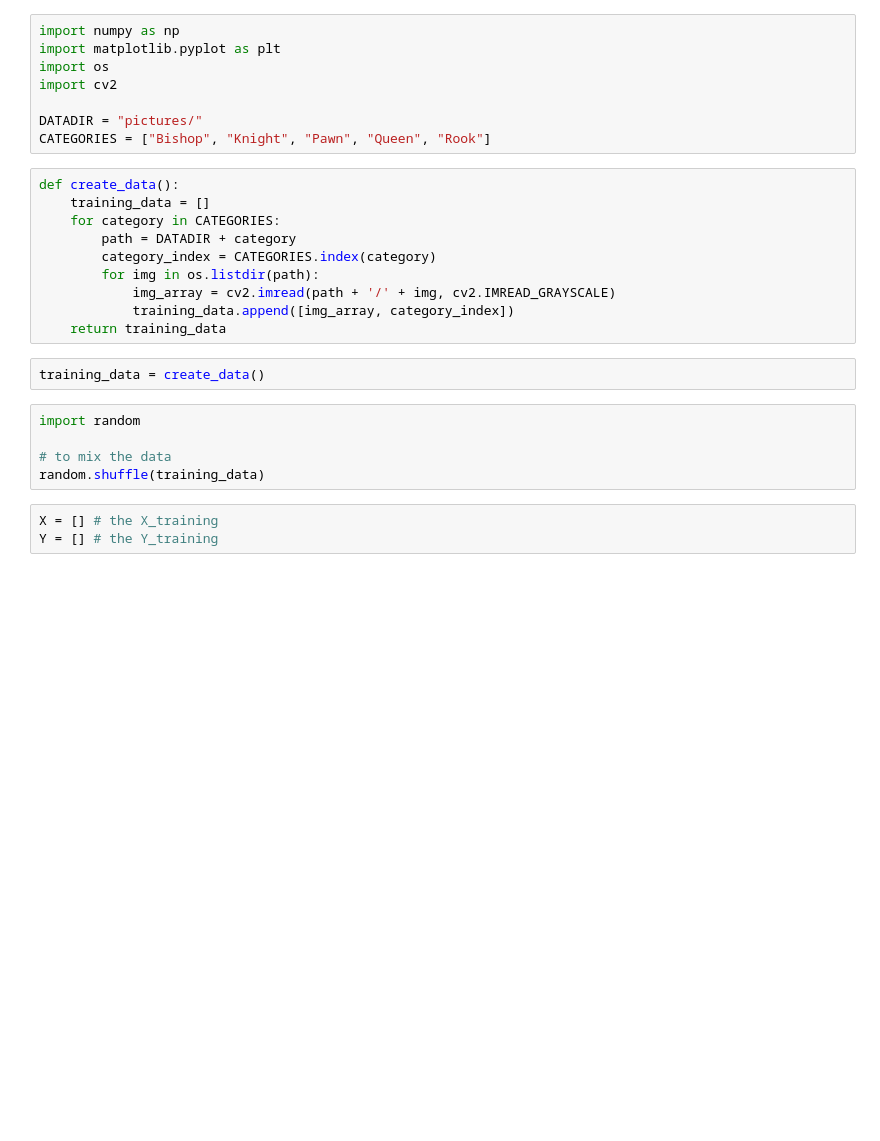
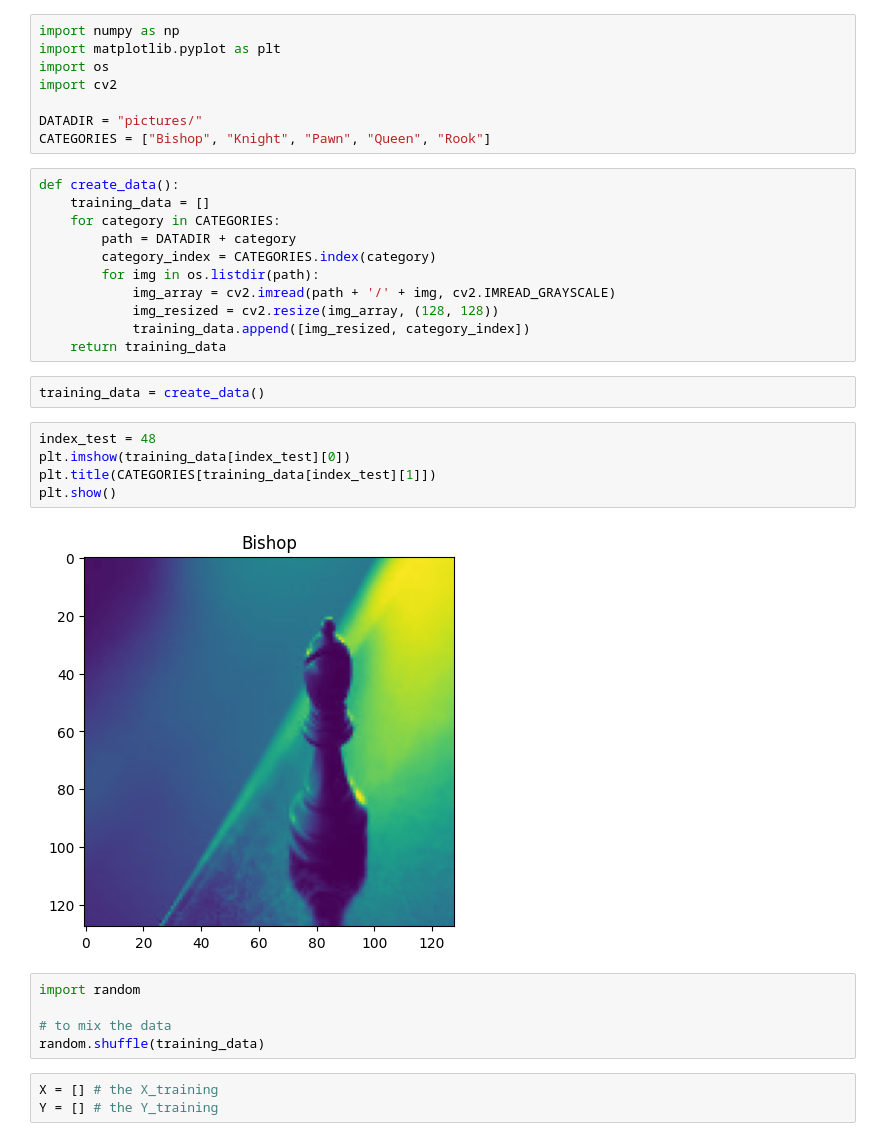
Before and after one commit to khirobenn/Deep-Learning, a Jupyter notebook: chess_model.ipynb, the cells around one changed output. Cells and saved outputs as stored; diff of their text form; blank space fills up the shorter version.

```diff
--- a/chess_model.ipynb
+++ b/chess_model.ipynb
@@ -14,10 +14,18 @@ def create_data():
         category_index = CATEGORIES.index(category)
         for img in os.listdir(path):
             img_array = cv2.imread(path + '/' + img, cv2.IMREAD_GRAYSCALE)
-            training_data.append([img_array, category_index])
+            img_resized = cv2.resize(img_array, (128, 128))
+            training_data.append([img_resized, category_index])
     return training_data
 # %%
 training_data = create_data()
+# %%
+index_test = 48
+plt.imshow(training_data[index_test][0])
+plt.title(CATEGORIES[training_data[index_test][1]])
+plt.show()
+# %% [output]
+[figure, added]
 # %%
 import random
 
```
Also changed, not shown: parts of 9 cells of this notebook.
